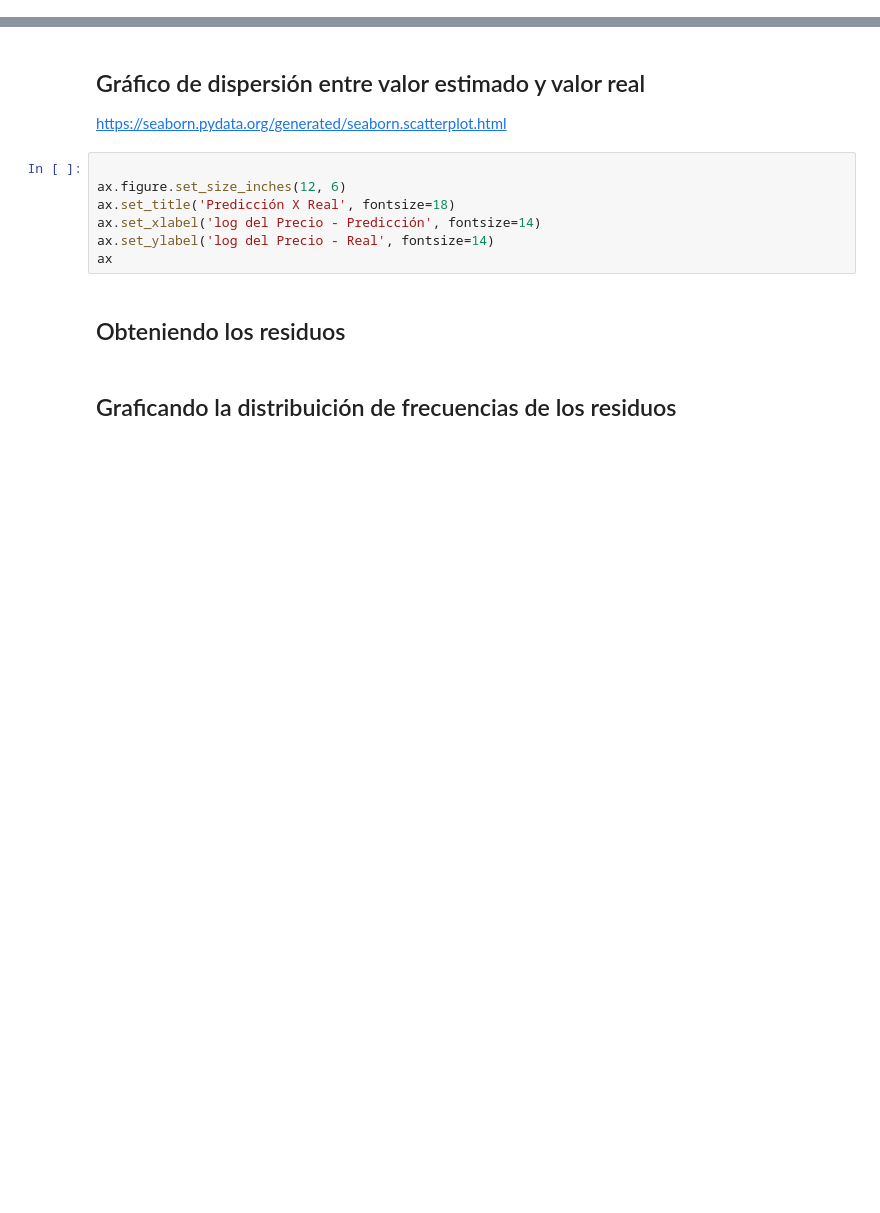
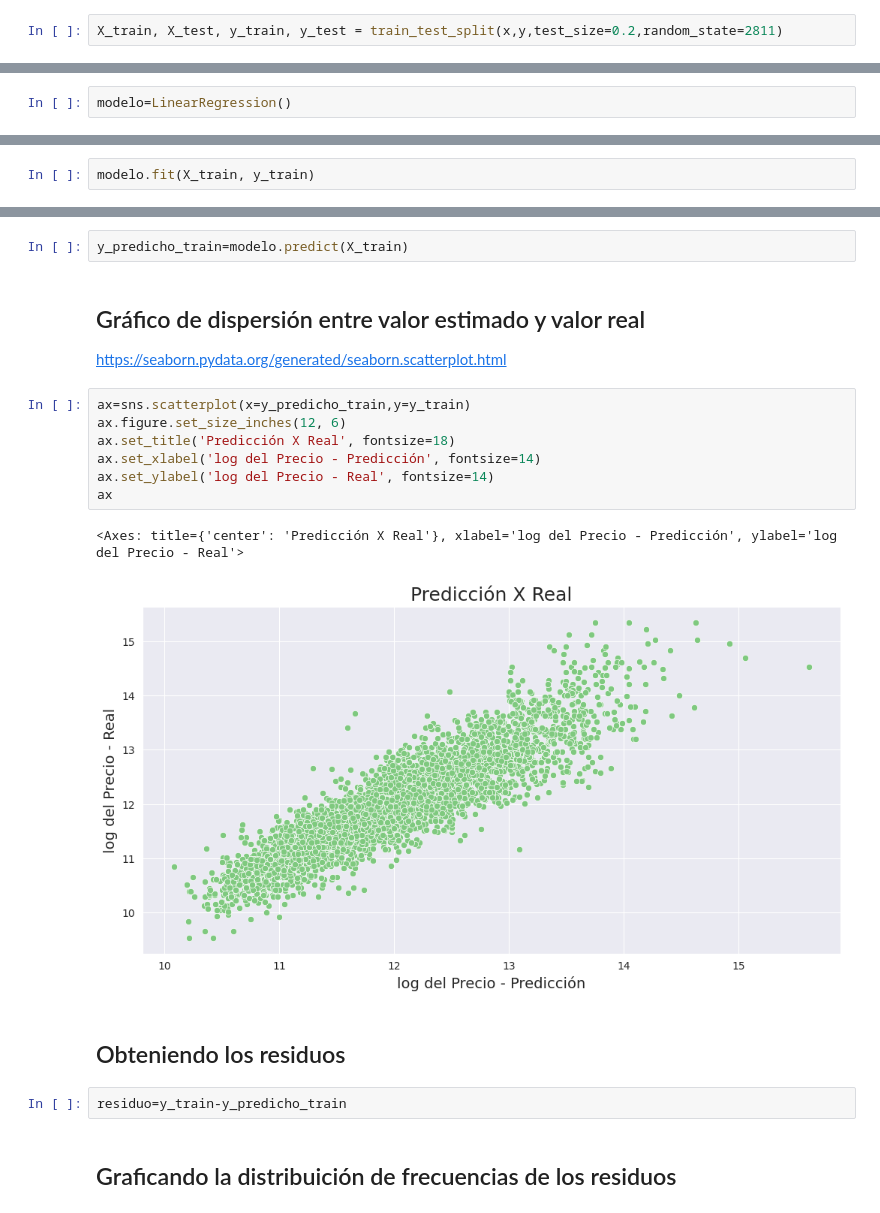
Before and after one commit to AndresCMontejo/tecnicas-de-modelado-avanzadas, a Jupyter notebook: Regresión_Lineal_II.ipynb, the cells around one changed output, grey strips where cells are left out. Saved outputs shown, nothing was run; the diff lists cells and outputs as text; blank space fills up the shorter version.

```diff
--- a/Regresión_Lineal_II.ipynb
+++ b/Regresión_Lineal_II.ipynb
@@ -305,4 +349,6 @@ https://www.statsmodels.org/stable/index.html
 # %% [markdown]
 ## Creando los datasets de entrenamiento y de prueba
+# %%
+X_train, X_test, y_train, y_test = train_test_split(x,y,test_size=0.2,random_state=2811)
 # %% [markdown]
 ## Estimando el modelo con el statsmodels
@@ -326,6 +400,10 @@ https://scikit-learn.org/stable/modules/classes.html#regression-metrics
 # %% [markdown]
 ## Instanciando la clase *LinearRegression()*
+# %%
+modelo=LinearRegression()
 # %% [markdown]
 ## Utilizando el método *fit()* del objeto "modelo" para estimar nuestro modelo lineal con los datos de ENTRENAMIENTO (y_train y X_train)
 
 https://scikit-learn.org/stable/modules/generated/sklearn.linear_model.LinearRegression.html#sklearn.linear_model.LinearRegression.fit
+# %%
+modelo.fit(X_train, y_train)
@@ -402,19 +541,26 @@ https://docs.scipy.org/doc/numpy/reference/generated/numpy.append.html?#numpy.ap
 <hr style='border: 2px solid red;'>
 # %% [markdown]
 ## Generando predicciones del modelo para los datos de ENTRENAMIENTO
+# %%
+y_predicho_train=modelo.predict(X_train)
 # %% [markdown]
 ## Gráfico de dispersión entre valor estimado y valor real
 
 https://seaborn.pydata.org/generated/seaborn.scatterplot.html
 # %%
-
+ax=sns.scatterplot(x=y_predicho_train,y=y_train)
 ax.figure.set_size_inches(12, 6)
 ax.set_title('Predicción X Real', fontsize=18)
 ax.set_xlabel('log del Precio - Predicción', fontsize=14)
 ax.set_ylabel('log del Precio - Real', fontsize=14)
 ax
+# %% [output]
+<Axes: title={'center': 'Predicción X Real'}, xlabel='log del Precio - Predicción', ylabel='log del Precio - Real'>
+[figure, added]
 # %% [markdown]
 ## Obteniendo los residuos
+# %%
+residuo=y_train-y_predicho_train
 # %% [markdown]
 ## Graficando la distribuición de frecuencias de los residuos
 # %%
```
Also changed, not shown: parts of 26 cells of this notebook.
